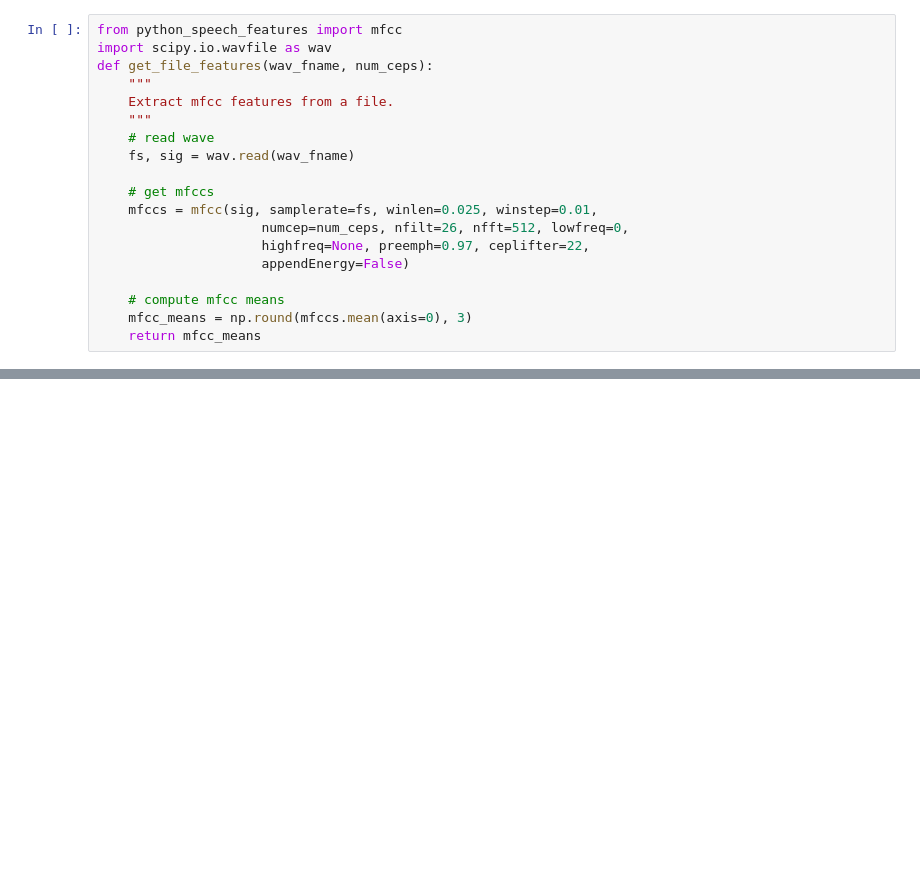
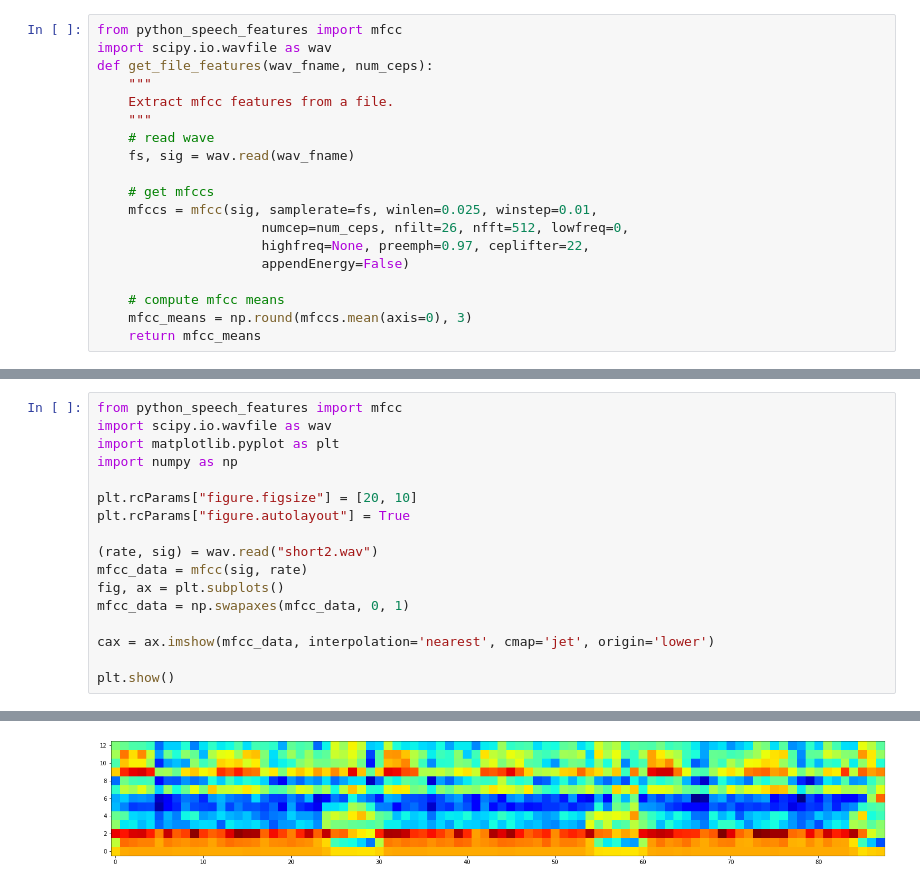
Before and after one commit to antonroesler/biometric-wrist-identification, a Jupyter notebook: Untitled.ipynb, the cells around one changed output, grey strips where cells are left out. Drawn from its saved outputs; the diff is of its cells as text; blank space fills up the shorter version.

```diff
--- a/Untitled.ipynb
+++ b/Untitled.ipynb
@@ -47,0 +48,18 @@ plt.plot(a)
+# %%
+from python_speech_features import mfcc
+import scipy.io.wavfile as wav
+import matplotlib.pyplot as plt
+import numpy as np
+
+plt.rcParams["figure.figsize"] = [20, 10]
+plt.rcParams["figure.autolayout"] = True
+
+(rate, sig) = wav.read("short2.wav")
+mfcc_data = mfcc(sig, rate)
+fig, ax = plt.subplots()
+mfcc_data = np.swapaxes(mfcc_data, 0, 1)
+
+cax = ax.imshow(mfcc_data, interpolation='nearest', cmap='jet', origin='lower')
+
+plt.show()
+# %% [output]
@@ -47,0 +67 @@ plt.plot(a)
+[figure, added]
```
Also changed, not shown: parts of 4 cells of this notebook, 5 other files.
